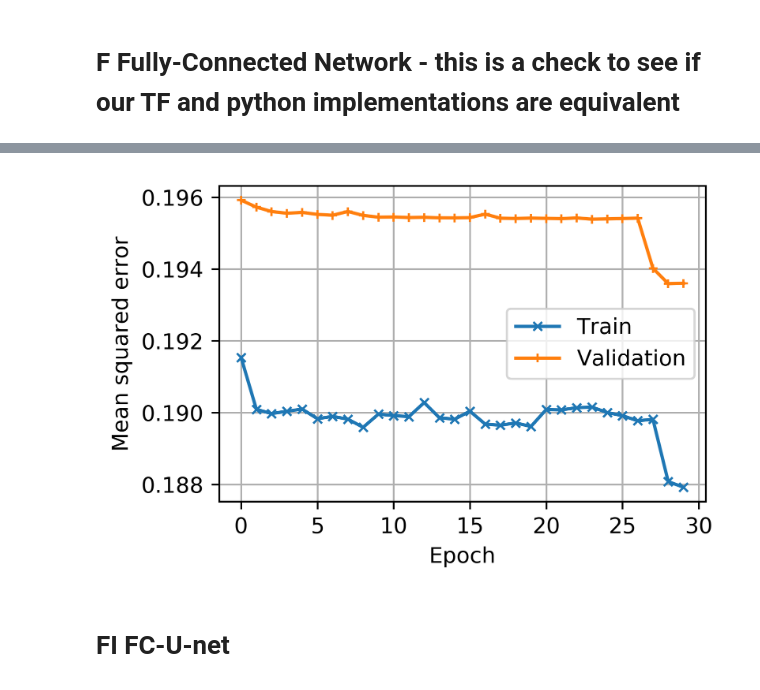
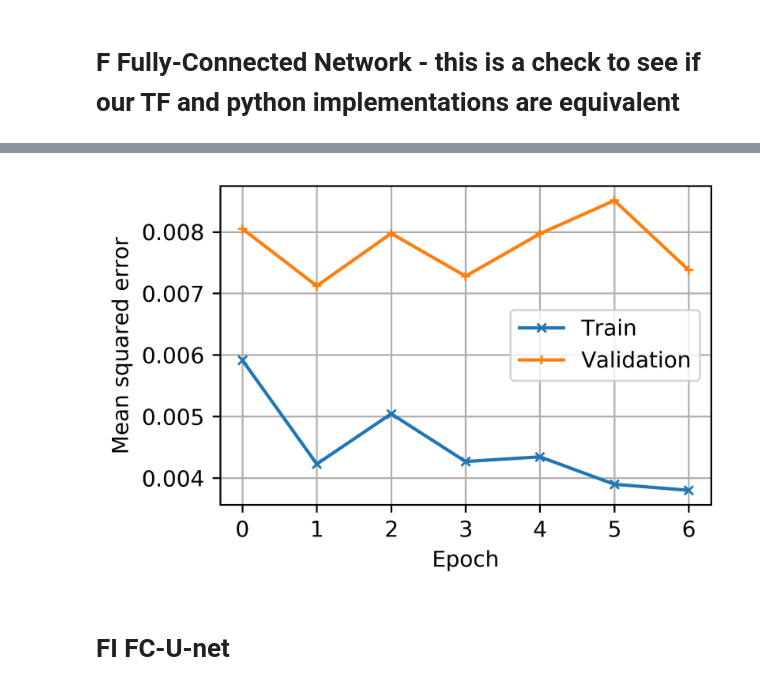
Before and after one commit to rmsouza01/JPEG-reconstruction, a Jupyter notebook: JNotebooks/wnet_trainer-imagenet.ipynb, the cells around one changed output, grey strips where cells are left out. Cells and saved outputs as stored; diff of their text form; code cells hidden in the pictures.

```diff
--- a/JNotebooks/wnet_trainer-imagenet.ipynb
+++ b/JNotebooks/wnet_trainer-imagenet.ipynb
@@ -282,13 +891,13 @@ else:
 # %% [markdown]
 # F Fully-Connected Network - this is a check to see if our TF and python implementations are equivalent
 # %%
-epochs = 30
+epochs = 100
 batch_size= 8
-model_name = "../Models/20190607-imagenet-fc_unet_cascade_f_tf_data_augmentation_compress_10_20.hdf5"
+model_name = "../Models/20190610-imagenet-fc_unet_cascade_fi_tf_data_augmentation_compress_10_20.hdf5"
 
-# Early stopping callback to shut down training after 10 epochs with no improvement
+# Early stopping callback to shut down training after 5 epochs with no improvement
 earlyStopping = EarlyStopping(monitor='val_loss',
-                                       patience=20,
+                                       patience=5,
                                        verbose=0, mode='min')
 
 checkpoint = ModelCheckpoint(model_name, mode = 'min', \
@@ -297,7 +906,7 @@ checkpoint = ModelCheckpoint(model_name, mode = 'min', \
 
 
 opt = Adam(lr=0.001)
-model = deep_cascade_fc_unet(depth_str='f')
+model = deep_cascade_fc_unet(depth_str='fi')
 model.compile(loss = "mse",optimizer=opt)
 # %% [output]
 WARNING:tensorflow:From /home/ubuntu/anaconda3/envs/tensorflow_p36/lib/python3.6/site-packages/tensorflow/python/framework/op_def_library.py:263: colocate_with (from tensorflow.python.framework.ops) i ...
@@ -368,20 +980,20 @@ Epoch 30/30
 # %%
 #Saving training history
-np.save("../Data/loss_20190607-imagenet-fc_unet_cascade_f_tf_data_augmentation_compress_10_20.npy",np.array(hist.history['loss']))
-np.save("../Data/val_loss_20190607-imagenet-fc_unet_cascade_f_tf_data_augmentation_compress_10_20.npy",np.array(hist.history['val_loss']))
+np.save("../Data/loss_20190610-imagenet-fc_unet_cascade_fi_tf_data_augmentation_compress_10_20.npy",np.array(hist.history['loss']))
+np.save("../Data/val_loss_20190610-imagenet-fc_unet_cascade_fi_tf_data_augmentation_compress_10_20.npy",np.array(hist.history['val_loss']))
 
 loss = np.array(hist.history['loss'])
 val_loss = np.array(hist.history['val_loss'])
 plt.figure(figsize = (4,4/1.5),facecolor = "w",dpi = 450)
 plt.plot(loss,'x-', markersize = 4,label = "Train")
 plt.plot(val_loss,'+-',markersize = 4,label = "Validation")
 plt.legend()
 plt.grid()
 plt.xlabel("Epoch")
 plt.ylabel("Mean squared error")
 plt.show()
 # %% [output]
-[figure, old version]
+[figure, new version]
 # %% [markdown]
 # FI FC-U-net
 # %%
```
Also changed, not shown: parts of 29 cells of this notebook, 3 other files.
